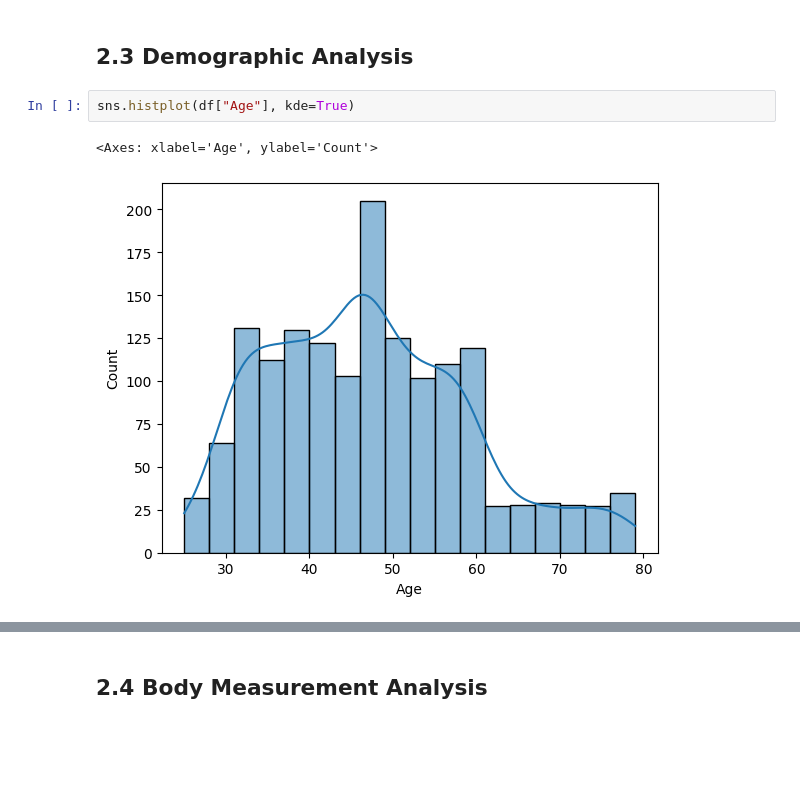
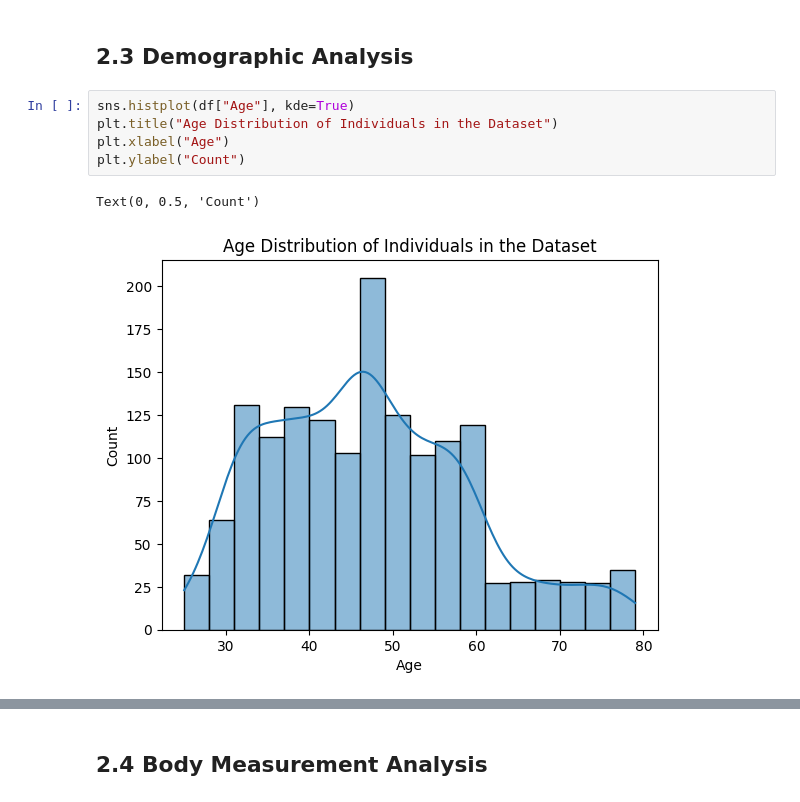
Before and after one commit to shampeyndadi/STINTSY_MCO, a Jupyter notebook: MCO.ipynb, the cells around one changed output, grey strips where cells are left out. Saved outputs shown, nothing was run; the diff lists cells and outputs as text; blank space fills up the shorter version.

```diff
--- a/MCO.ipynb
+++ b/MCO.ipynb
@@ -286,7 +286,10 @@ Name: count, dtype: int64
 ## 2.3 Demographic Analysis
 # %%
 sns.histplot(df["Age"], kde=True)
+plt.title("Age Distribution of Individuals in the Dataset")
+plt.xlabel("Age")
+plt.ylabel("Count")
 # %% [output]
-<Axes: xlabel='Age', ylabel='Count'>
+Text(0, 0.5, 'Count')
-[figure, old version]
+[figure, new version]
 # %%
```
Also changed, not shown: parts of 15 cells of this notebook.
